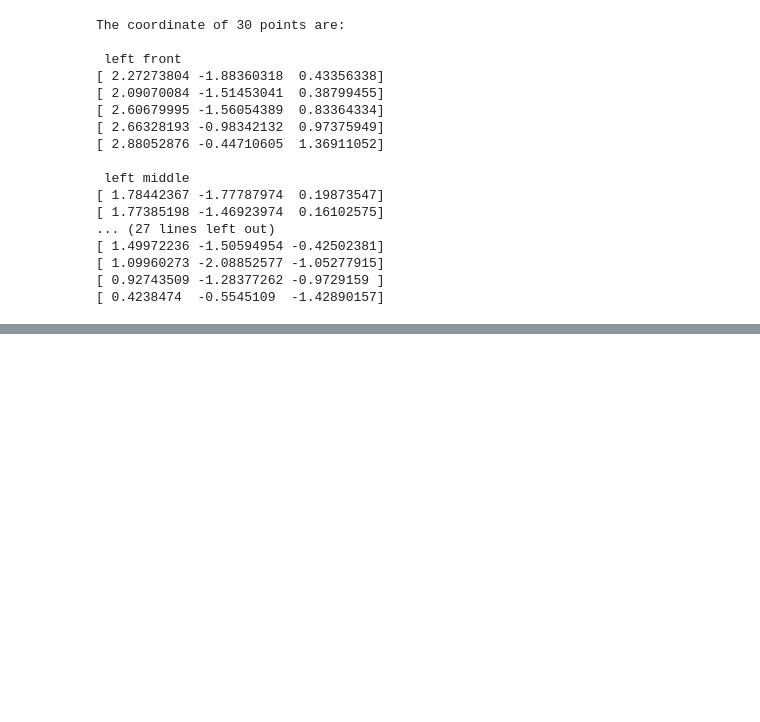
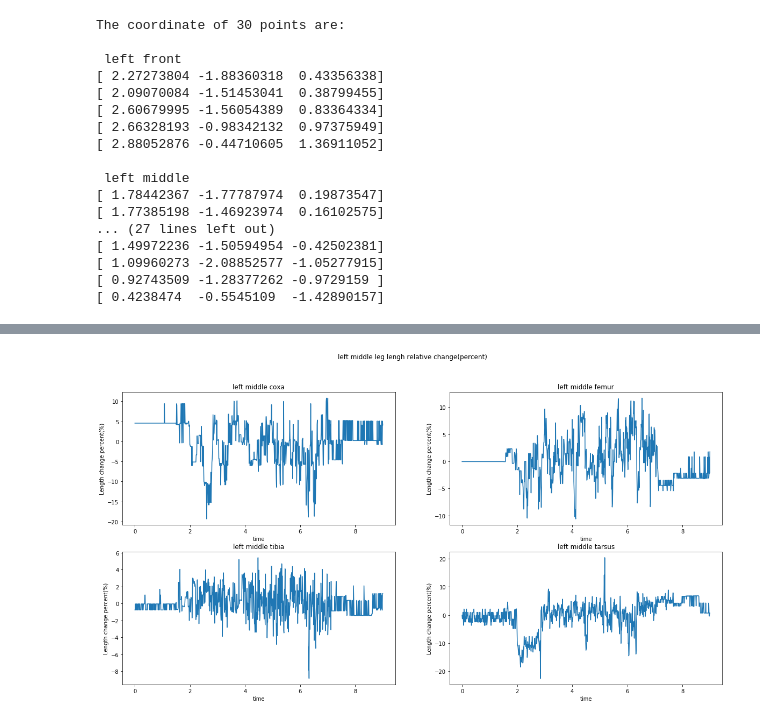
Before and after one commit to huajian1069/simulated_fly, a Jupyter notebook: length_vector.ipynb, the cells around one changed output, grey strips where cells are left out. Saved outputs shown, nothing was run; the diff lists cells and outputs as text; code cells hidden in the pictures; blank space fills up the shorter version.

```diff
--- a/length_vector.ipynb
+++ b/length_vector.ipynb
@@ -147,0 +182,12 @@ np.save('length.npy',length)
+# %%
+fig, axs = plt.subplots(2,2,figsize = (20,10))
+axs = axs.reshape(4)
+fig.suptitle('%s leg lengh relative change(percent)'%legname[1])
+for i,ax in enumerate(axs):
+    lens = length[:,i+4]
+    ax.plot(t,(lens-lens.mean())/lens.mean()*100)
+    ax.set_title('%s %s'%(legname[1], parts[i]))
+    ax.set_ylabel('Length change percent(%)')
+    ax.set_xlabel('time')
+# %% [output]
+[figure, added]
```
Also changed, not shown: parts of 17 cells of this notebook, 4 other files.
